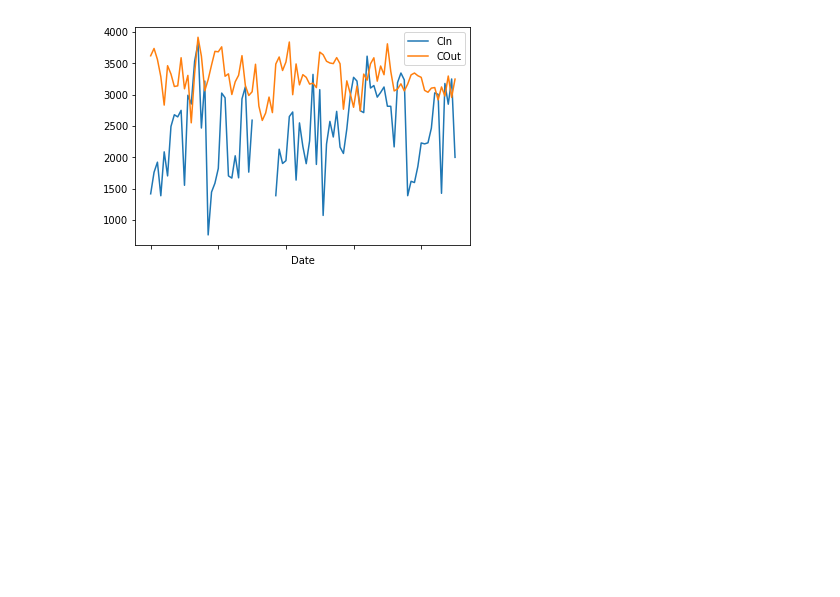
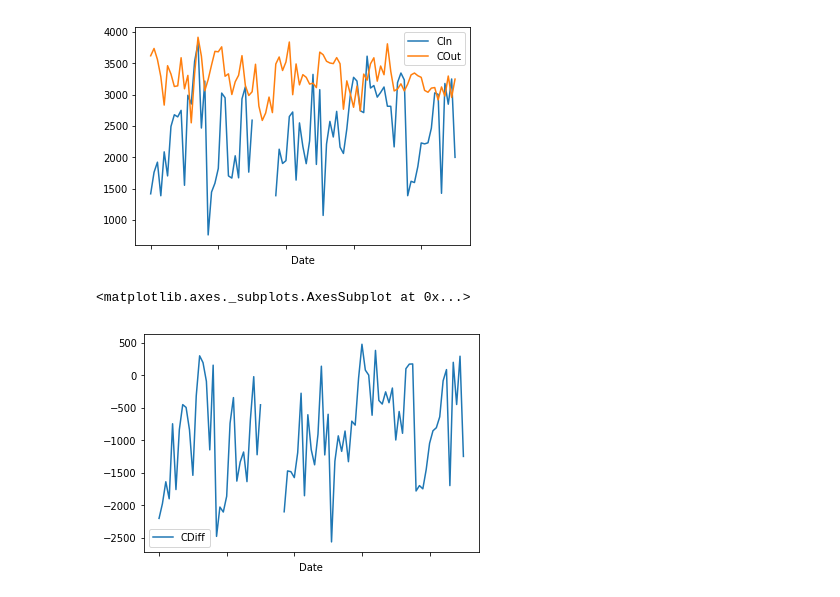
Before and after one commit to ausim/InfoTechForOps, a Jupyter notebook: notebooks/Cals.ipynb, the cells around one changed output. Cells and saved outputs as stored; diff of their text form; code cells hidden in the pictures; blank space fills up the shorter version.

Commit message:
Incremental updates to plots.

```diff
--- a/notebooks/Cals.ipynb
+++ b/notebooks/Cals.ipynb
@@ -39,3 +40,8 @@ df[['Date','CIn', 'COut']].plot(x="Date")
 # %% [output]
 <matplotlib.axes._subplots.AxesSubplot at 0x...>
 [figure]
+# %%
+df.plot(x="Date", y="CDiff")
+# %% [output]
+<matplotlib.axes._subplots.AxesSubplot at 0x...>
+[figure, added]
```
Also changed, not shown: parts of 1 cell of this notebook.
